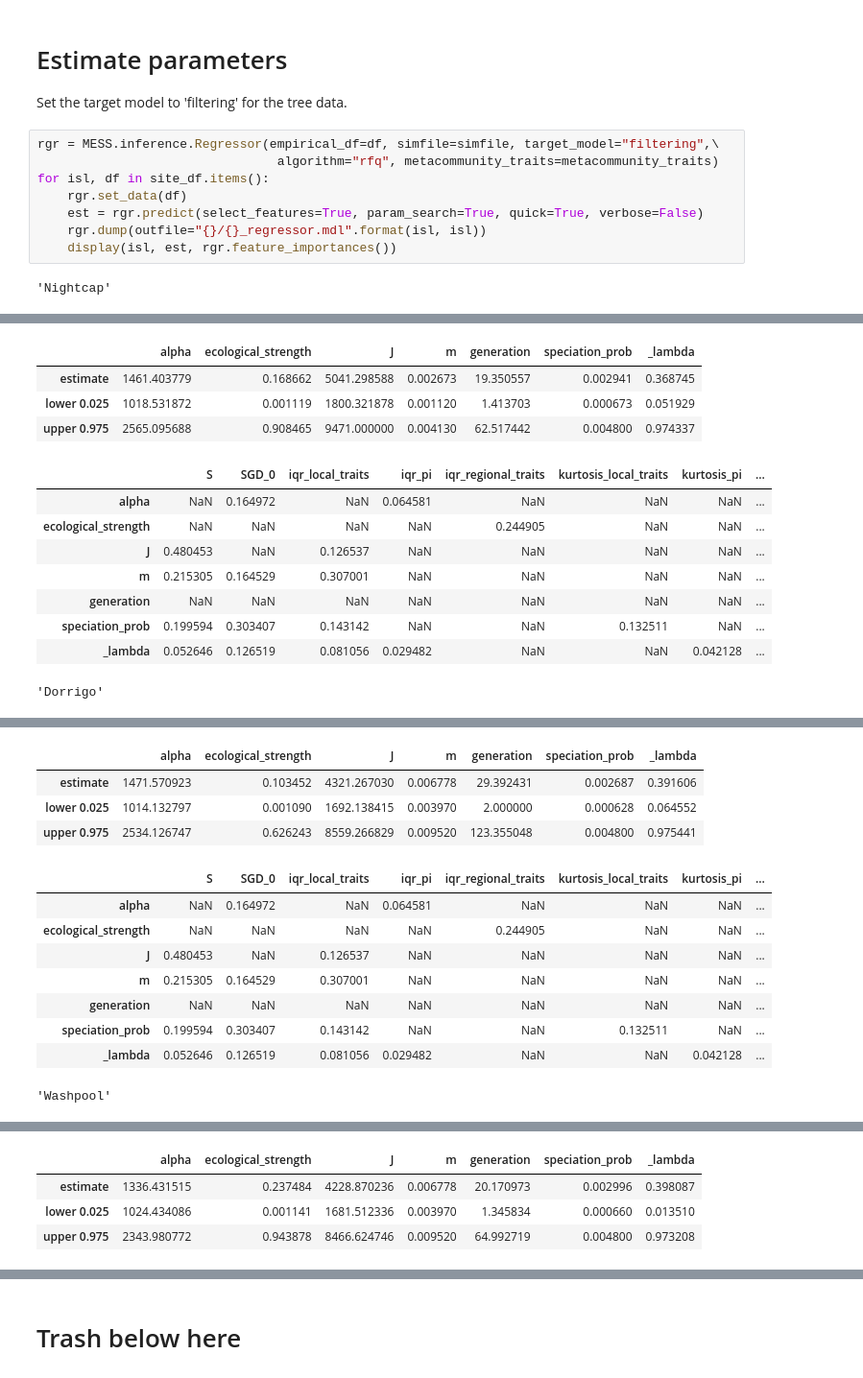
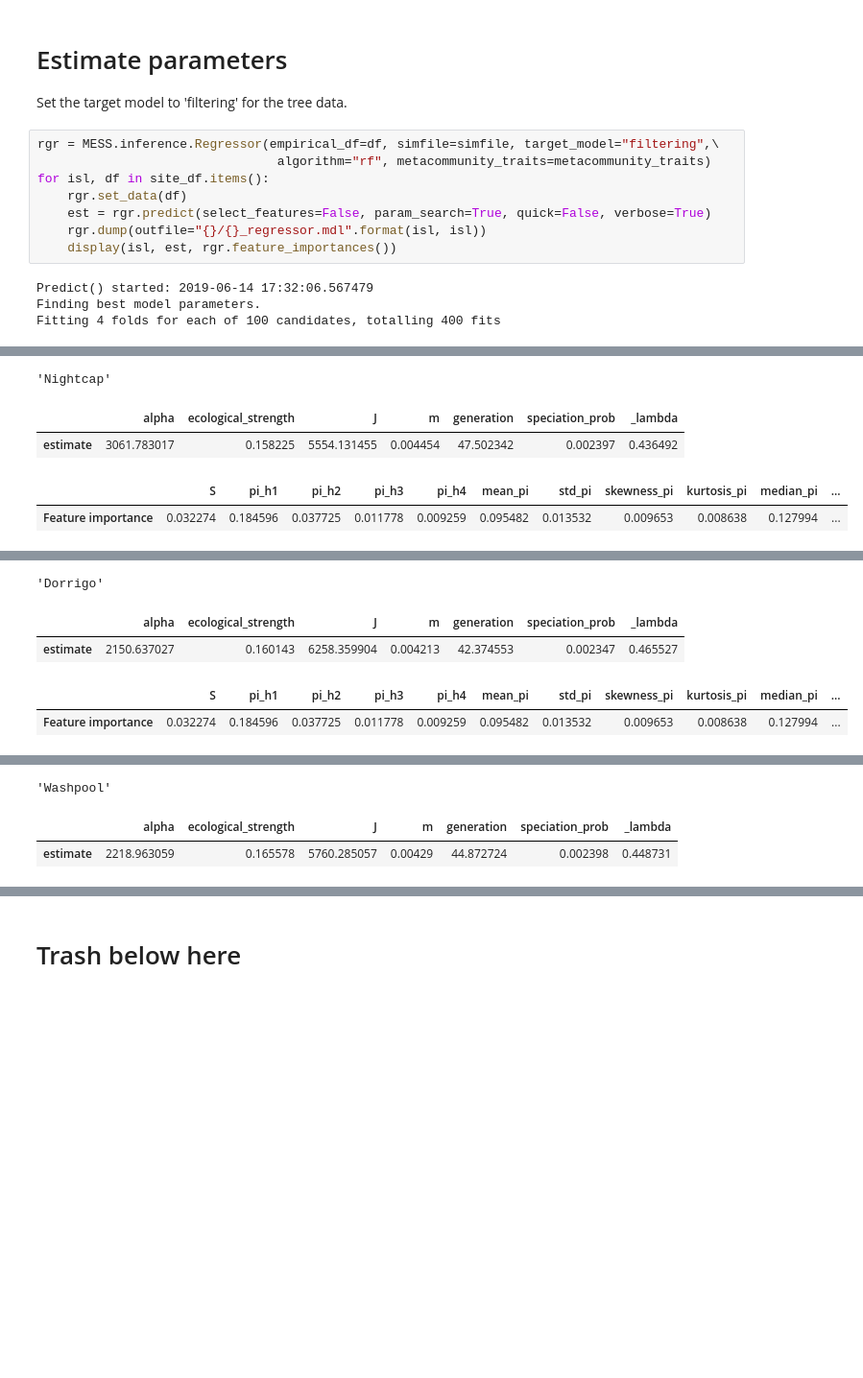
Before and after one commit to messDiv/MESS, a Jupyter notebook: jupyter-notebooks/empirical/Australian_trees/Australian_trees-Inference.ipynb, the cells around one changed output, grey strips where cells are left out. Shown at 96% size. Cells and saved outputs as stored; diff of their text form; blank space fills up the shorter version.

```diff
--- a/jupyter-notebooks/empirical/Australian_trees/Australian_trees-Inference.ipynb
+++ b/jupyter-notebooks/empirical/Australian_trees/Australian_trees-Inference.ipynb
@@ -83,11 +105,13 @@ Fitting 4 folds for each of 100 candidates, totalling 400 fits
 Set the target model to 'filtering' for the tree data.
 # %%
 rgr = MESS.inference.Regressor(empirical_df=df, simfile=simfile, target_model="filtering",\
-                                algorithm="rfq", metacommunity_traits=metacommunity_traits)
+                                algorithm="rf", metacommunity_traits=metacommunity_traits)
 for isl, df in site_df.items():
     rgr.set_data(df)
-    est = rgr.predict(select_features=True, param_search=True, quick=True, verbose=False)
+    est = rgr.predict(select_features=False, param_search=True, quick=False, verbose=True)
     rgr.dump(outfile="{}/{}_regressor.mdl".format(isl, isl))
     display(isl, est, rgr.feature_importances())
 # %% [output]
-'Nightcap'
+Predict() started: 2019-06-14 17:32:06.567479
+Finding best model parameters.
+Fitting 4 folds for each of 100 candidates, totalling 400 fits
@@ -94,13 +123,5 @@ for isl, df in site_df.items():
+'Nightcap'
 |  | alpha | ecological_strength | J | m | generation | speciation_prob | _lambda |
-| estimate | 1461.403779 | 0.168662 | 5041.298588 | 0.002673 | 19.350557 | 0.002941 | 0.368745 |
-| lower 0.025 | 1018.531872 | 0.001119 | 1800.321878 | 0.001120 | 1.413703 | 0.000673 | 0.051929 |
-| upper 0.975 | 2565.095688 | 0.908465 | 9471.000000 | 0.004130 | 62.517442 | 0.004800 | 0.974337 |
+| estimate | 3061.783017 | 0.158225 | 5554.131455 | 0.004454 | 47.502342 | 0.002397 | 0.436492 |
-|  | S | SGD_0 | iqr_local_traits | iqr_pi | iqr_regional_traits | kurtosis_local_traits | kurtosis_pi | ... |
-| alpha | NaN | 0.164972 | NaN | 0.064581 | NaN | NaN | NaN | ... |
-| ecological_strength | NaN | NaN | NaN | NaN | 0.244905 | NaN | NaN | ... |
-| J | 0.480453 | NaN | 0.126537 | NaN | NaN | NaN | NaN | ... |
-| m | 0.215305 | 0.164529 | 0.307001 | NaN | NaN | NaN | NaN | ... |
-| generation | NaN | NaN | NaN | NaN | NaN | NaN | NaN | ... |
-| speciation_prob | 0.199594 | 0.303407 | 0.143142 | NaN | NaN | 0.132511 | NaN | ... |
-| _lambda | 0.052646 | 0.126519 | 0.081056 | 0.029482 | NaN | NaN | 0.042128 | ... |
+|  | S | pi_h1 | pi_h2 | pi_h3 | pi_h4 | mean_pi | std_pi | skewness_pi | kurtosis_pi | median_pi | ... |
+| Feature importance | 0.032274 | 0.184596 | 0.037725 | 0.011778 | 0.009259 | 0.095482 | 0.013532 | 0.009653 | 0.008638 | 0.127994 | ... |
-'Dorrigo'
@@ -107,13 +129,5 @@ for isl, df in site_df.items():
+'Dorrigo'
 |  | alpha | ecological_strength | J | m | generation | speciation_prob | _lambda |
-| estimate | 1471.570923 | 0.103452 | 4321.267030 | 0.006778 | 29.392431 | 0.002687 | 0.391606 |
-| lower 0.025 | 1014.132797 | 0.001090 | 1692.138415 | 0.003970 | 2.000000 | 0.000628 | 0.064552 |
-| upper 0.975 | 2534.126747 | 0.626243 | 8559.266829 | 0.009520 | 123.355048 | 0.004800 | 0.975441 |
+| estimate | 2150.637027 | 0.160143 | 6258.359904 | 0.004213 | 42.374553 | 0.002347 | 0.465527 |
-|  | S | SGD_0 | iqr_local_traits | iqr_pi | iqr_regional_traits | kurtosis_local_traits | kurtosis_pi | ... |
-| alpha | NaN | 0.164972 | NaN | 0.064581 | NaN | NaN | NaN | ... |
-| ecological_strength | NaN | NaN | NaN | NaN | 0.244905 | NaN | NaN | ... |
-| J | 0.480453 | NaN | 0.126537 | NaN | NaN | NaN | NaN | ... |
-| m | 0.215305 | 0.164529 | 0.307001 | NaN | NaN | NaN | NaN | ... |
-| generation | NaN | NaN | NaN | NaN | NaN | NaN | NaN | ... |
-| speciation_prob | 0.199594 | 0.303407 | 0.143142 | NaN | NaN | 0.132511 | NaN | ... |
-| _lambda | 0.052646 | 0.126519 | 0.081056 | 0.029482 | NaN | NaN | 0.042128 | ... |
+|  | S | pi_h1 | pi_h2 | pi_h3 | pi_h4 | mean_pi | std_pi | skewness_pi | kurtosis_pi | median_pi | ... |
+| Feature importance | 0.032274 | 0.184596 | 0.037725 | 0.011778 | 0.009259 | 0.095482 | 0.013532 | 0.009653 | 0.008638 | 0.127994 | ... |
-'Washpool'
@@ -120,4 +135,3 @@ for isl, df in site_df.items():
+'Washpool'
 |  | alpha | ecological_strength | J | m | generation | speciation_prob | _lambda |
-| estimate | 1336.431515 | 0.237484 | 4228.870236 | 0.006778 | 20.170973 | 0.002996 | 0.398087 |
-| lower 0.025 | 1024.434086 | 0.001141 | 1681.512336 | 0.003970 | 1.345834 | 0.000660 | 0.013510 |
-| upper 0.975 | 2343.980772 | 0.943878 | 8466.624746 | 0.009520 | 64.992719 | 0.004800 | 0.973208 |
+| estimate | 2218.963059 | 0.165578 | 5760.285057 | 0.00429 | 44.872724 | 0.002398 | 0.448731 |
```
Also changed, not shown: parts of 7 cells of this notebook, 20 other files.
